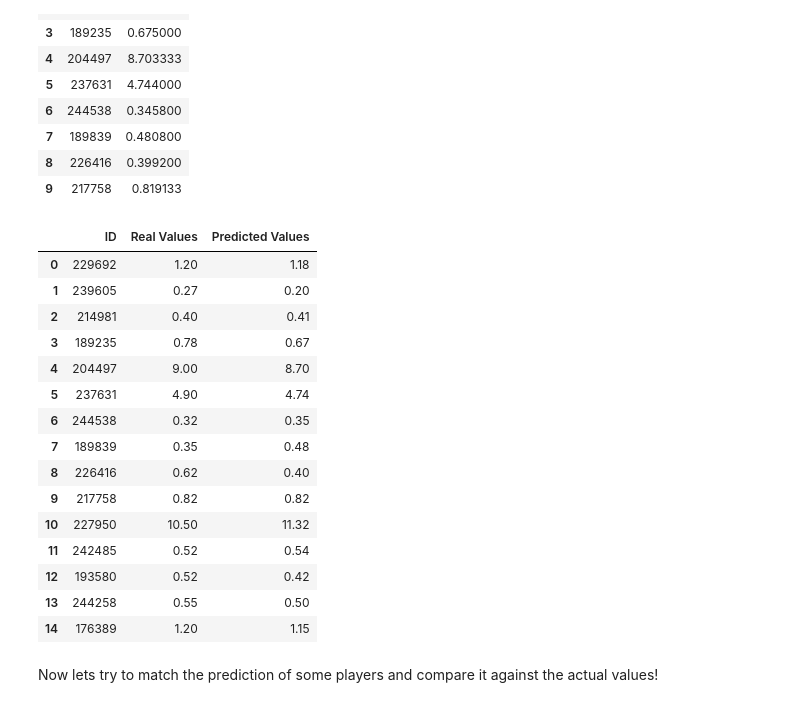
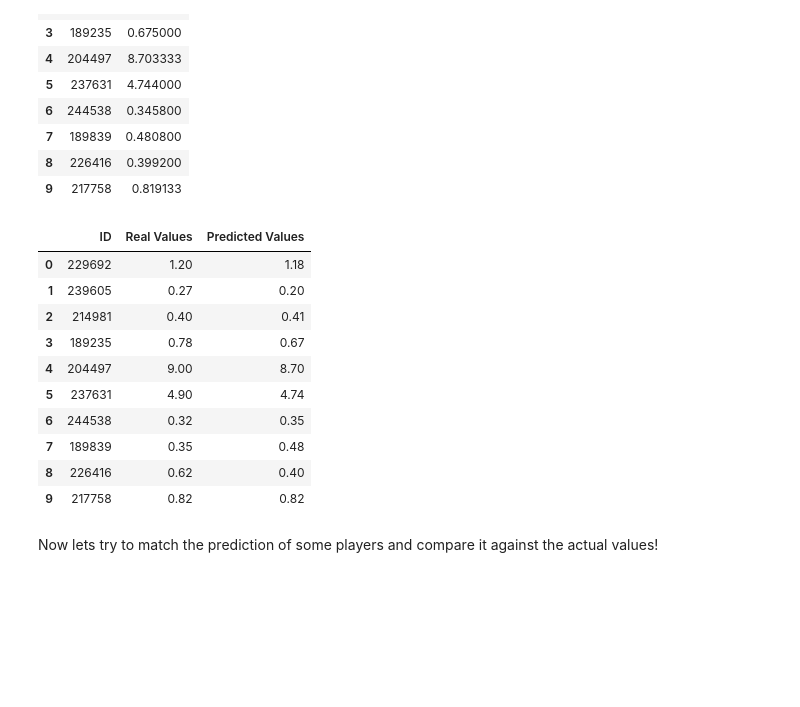
Before and after one commit to edwardedishire/Capstone-Project, a Jupyter notebook: code/(2) Modeling.ipynb, the cells around one changed output. Drawn from its saved outputs; the diff is of its cells as text; code cells hidden in the pictures; blank space fills up the shorter version.

```diff
--- a/code/(2) Modeling.ipynb
+++ b/code/(2) Modeling.ipynb
@@ -785,24 +752,19 @@ prediction_df.head(10)
 # %%
 df10 = pd.DataFrame({'ID':X_val.iloc[:,0], 'Real Values':y_test, 'Predicted Values':np.round(rf_pred, 2)})
 df10.reset_index(drop=True, inplace=True)
-df10.head(15)
+df10.head(10)
 # %% [output]
 |  | ID | Real Values | Predicted Values |
 | 0 | 229692 | 1.20 | 1.18 |
 | 1 | 239605 | 0.27 | 0.20 |
 | 2 | 214981 | 0.40 | 0.41 |
 | 3 | 189235 | 0.78 | 0.67 |
 | 4 | 204497 | 9.00 | 8.70 |
 | 5 | 237631 | 4.90 | 4.74 |
 | 6 | 244538 | 0.32 | 0.35 |
 | 7 | 189839 | 0.35 | 0.48 |
 | 8 | 226416 | 0.62 | 0.40 |
 | 9 | 217758 | 0.82 | 0.82 |
-| 10 | 227950 | 10.50 | 11.32 |
-| 11 | 242485 | 0.52 | 0.54 |
-| 12 | 193580 | 0.52 | 0.42 |
-| 13 | 244258 | 0.55 | 0.50 |
-| 14 | 176389 | 1.20 | 1.15 |
 # %% [markdown]
 Now lets try to match the prediction of some players and compare it against the actual values!
 # %%
```
Also changed, not shown: parts of 15 cells of this notebook.
